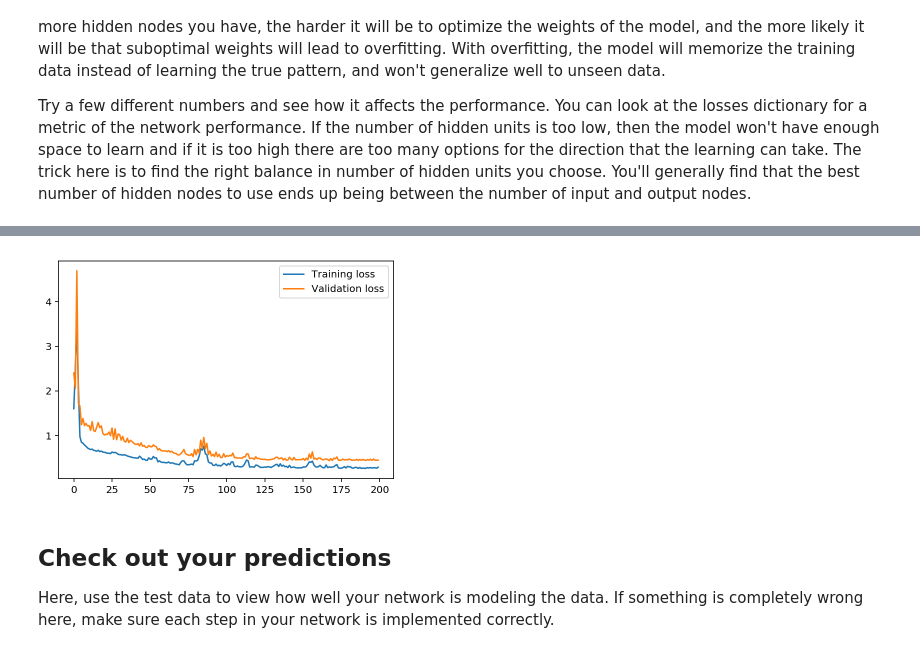
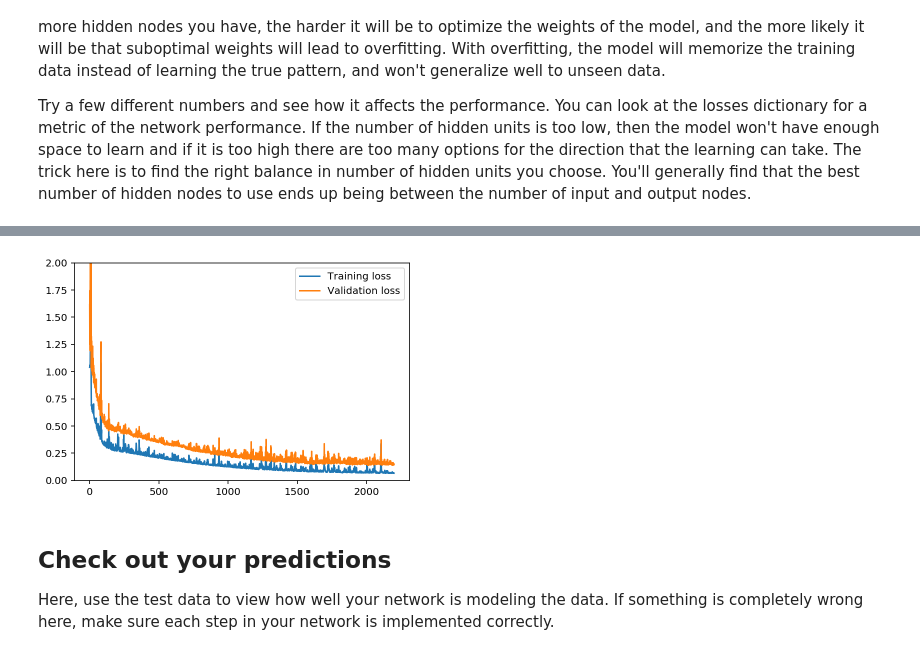
Before and after one commit to wchanzit/bikeshare_neural_network, a Jupyter notebook: Bikeshare_Neural_Network_WTC.ipynb, the cells around one changed output, grey strips where cells are left out. Cells and saved outputs as stored; diff of their text form; code cells hidden in the pictures.

Commit message:
Updated the weight update code and updated learning rate and number epochs

```diff
--- a/Bikeshare_Neural_Network_WTC.ipynb
+++ b/Bikeshare_Neural_Network_WTC.ipynb
@@ -189,8 +189,8 @@ class NeuralNetwork(object):
             delta_weights_h_o += np.dot(hidden_outputs.T, output_error_term)
 
         # TODO: Update the weights - Replace these values with your calculations.
-        self.weights_hidden_to_output += -self.lr*delta_weights_h_o # update hidden-to-output weights with gradient descent step
-        self.weights_input_to_hidden += -self.lr*delta_weights_i_h # update input-to-hidden weights with gradient descent step
+        self.weights_hidden_to_output += delta_weights_h_o*(-self.lr/n_records) # update hidden-to-output weights with gradient descent step
+        self.weights_input_to_hidden += delta_weights_i_h*(-self.lr/n_records) # update input-to-hidden weights with gradient descent step
 
     def run(self, features):
         ''' Run a forward pass through the network with input features
@@ -304,8 +304,8 @@ Try a few different numbers and see how it affects the performance. You can look
 import sys
 
 ### Set the hyperparameters here ###
-iterations = 200
-learning_rate = 0.01
+iterations = 2200
+learning_rate = 1
 hidden_nodes = 8
 output_nodes = 1
 
@@ -335,10 +335,11 @@ Progress: 99.5% ... Training loss: 0.290 ... Validation loss: 0.448
 # %%
 plt.plot(losses['train'], label='Training loss')
 plt.plot(losses['validation'], label='Validation loss')
 plt.legend()
+plt.ylim(0,2)
 _ = plt.ylim()
 # %% [output]
-[figure, old version]
+[figure, new version]
 # %% [markdown]
 ## Check out your predictions
 
```
Also changed, not shown: parts of 3 cells of this notebook, 1 other file.
